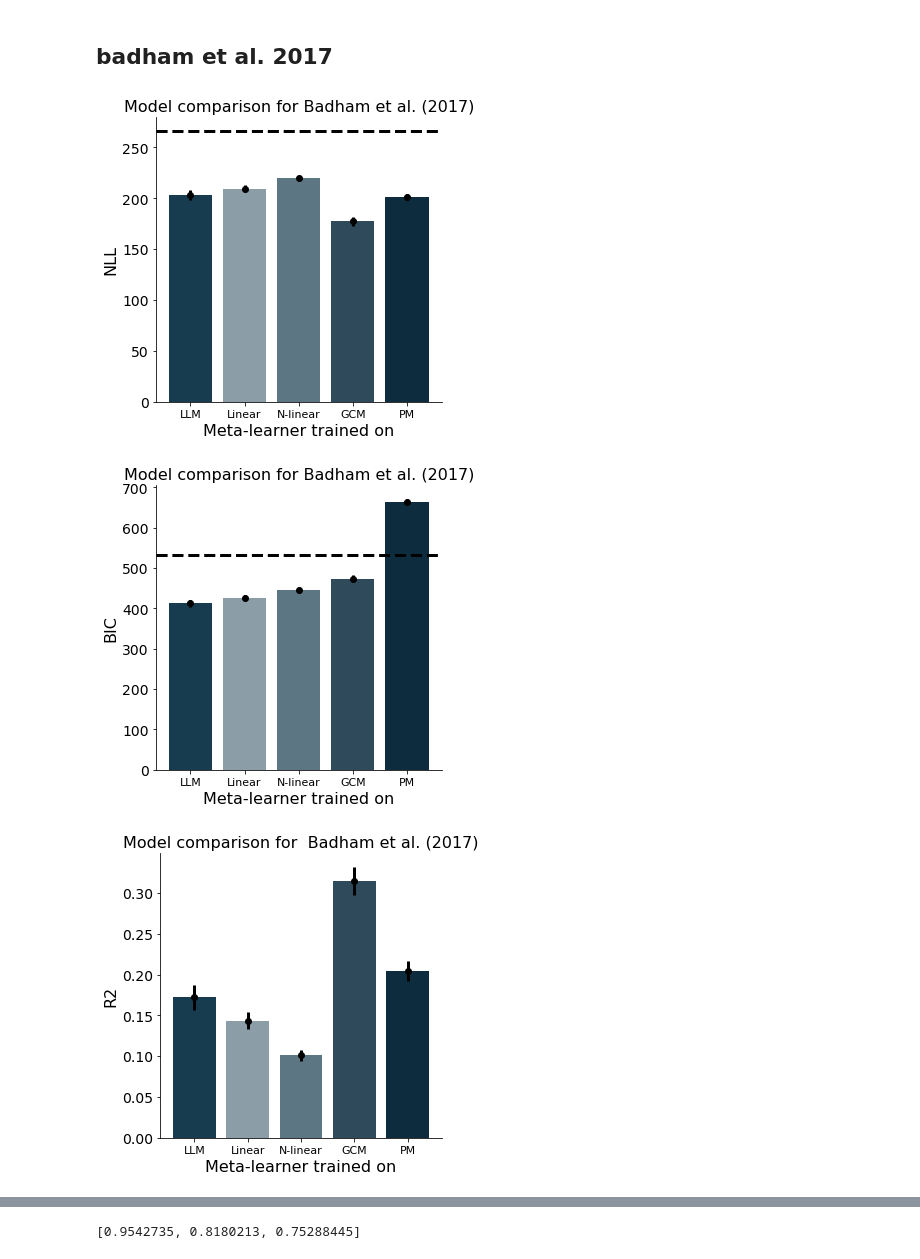
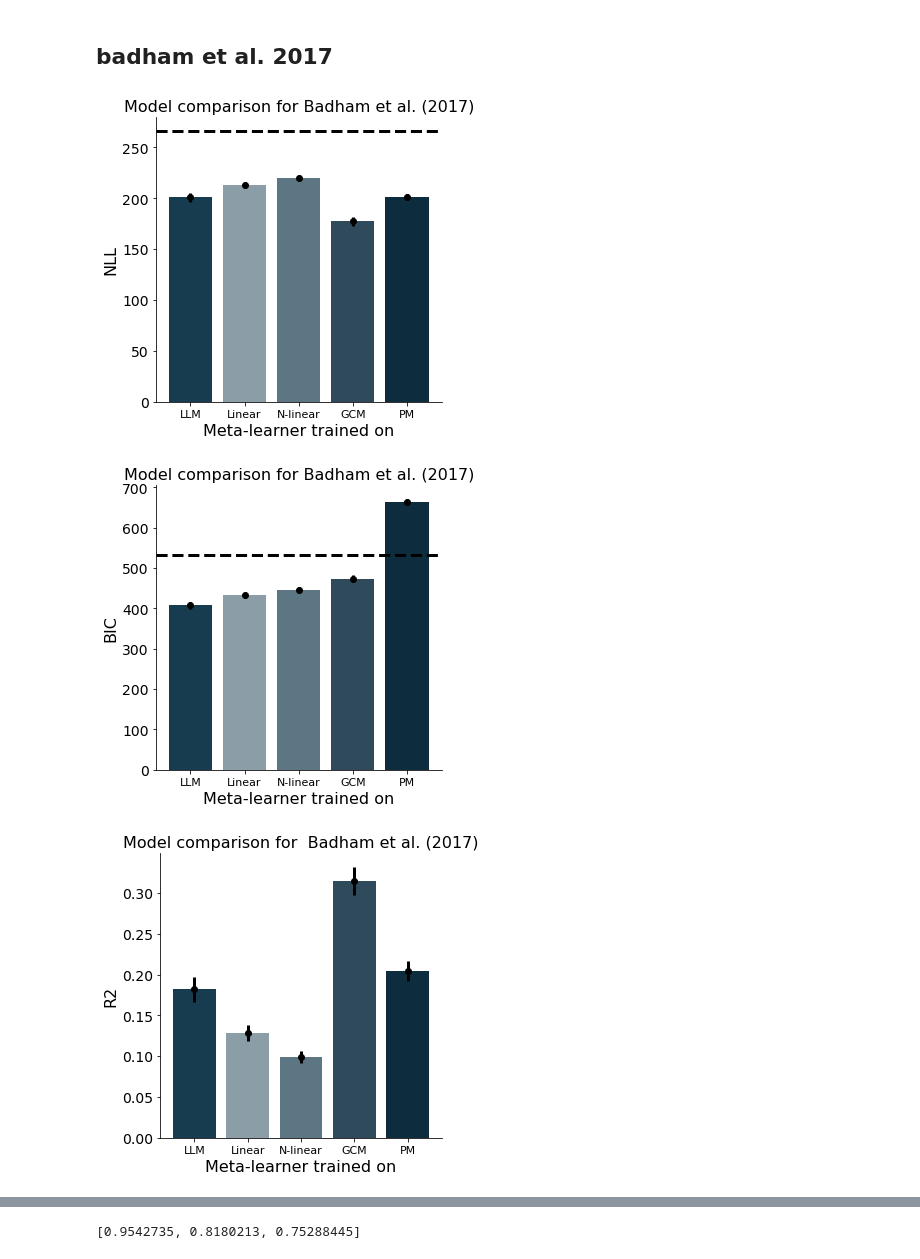
Before and after one commit to akjagadish/vanilla-llama, a Jupyter notebook: categorisation/notebooks/model_comparison.ipynb, the cells around one changed output, grey strips where cells are left out. Saved outputs shown, nothing was run; the diff lists cells and outputs as text; code cells hidden in the pictures.

```diff
--- a/categorisation/notebooks/model_comparison.ipynb
+++ b/categorisation/notebooks/model_comparison.ipynb
@@ -214,9 +324,9 @@ plt.show()
 # %% [markdown]
 ## badham et al. 2017
 # %%
-models = ['badham2017_env=claude_generated_tasks_paramsNA_dim3_data100_tasks11518_pversion4_model=transformer_num_episodes500000_num_hidden=256_lr0.0003_num_layers=6_d_model=64_num_head=8_noise0.0_shuffleTrue_run=0_eps_greedy',\
-            'badham2017_env=dim3synthetic_model=transformer_num_episodes500000_num_hidden=256_lr0.0003_num_layers=6_d_model=64_num_head=8_noise0.0_shuffleTrue_run=0_syntheticnonlinear_eps_greedy',\
-            'badham2017_env=dim3synthetic_model=transformer_num_episodes500000_num_hidden=256_lr0.0003_num_layers=6_d_model=64_num_head=8_noise0.0_shuffleTrue_run=0_synthetic_eps_greedy',\
+models = ['badham2017_env=claude_generated_tasks_paramsNA_dim3_data100_tasks11518_pversion4_model=transformer_num_episodes500000_num_hidden=256_lr0.0003_num_layers=6_d_model=64_num_head=8_noise0.0_shuffleTrue_run=0_soft_sigmoid_differential_evolution',\
+            'badham2017_env=dim3synthetic_model=transformer_num_episodes500000_num_hidden=256_lr0.0003_num_layers=6_d_model=64_num_head=8_noise0.0_shuffleTrue_run=0_syntheticnonlinear_soft_sigmoid_differential_evolution',\
+            'badham2017_env=dim3synthetic_model=transformer_num_episodes500000_num_hidden=256_lr0.0003_num_layers=6_d_model=64_num_head=8_noise0.0_shuffleTrue_run=0_synthetic_soft_sigmoid_differential_evolution',\
             'badham2017_gcm_runs=1_iters=1_blocks=1_loss=nll',\
             'badham2017_pm_runs=1_iters=1_blocks=1_loss=nll',]
 nlls,fitted_betas, r2s = [], [], []
@@ -230,11 +340,15 @@ for model_name in models:
     if 'model=transformer' in model_name:
         betas, pnlls, pr2s = fits['betas'], fits['nlls'], fits['pr2s']
         model_accs.append(fits['accs'].max(0).mean())
-        pr2s = np.array(pr2s)
-        min_nll_index = np.argmin(np.stack(pnlls), 0)
-        pr2s_min_nll = np.stack([pr2s[min_nll_index[idx], idx] for idx in range(pr2s.shape[1])])
-        nlls_min_nlls = np.stack([pnlls[min_nll_index[idx], idx] for idx in range(pnlls.shape[1])])
-        fitted_betas.append(betas[min_nll_index])
+        nlls_min_nlls = np.array(pnlls).squeeze()
+        pr2s_min_nll = np.array(pr2s).squeeze()
+        fitted_betas.append(betas)
+        # model_accs.append(fits['accs'].max(0).mean())
+        # pr2s = np.array(pr2s)
+        # min_nll_index = np.argmin(np.stack(pnlls), 0)
+        # pr2s_min_nll = np.stack([pr2s[min_nll_index[idx], idx] for idx in range(pr2s.shape[1])])
+        # nlls_min_nlls = np.stack([pnlls[min_nll_index[idx], idx] for idx in range(pnlls.shape[1])])
+        # fitted_betas.append(betas[min_nll_index])
         bic = np.array(nlls_min_nlls)*2 + np.log(num_trials)*1
     elif ('gcm' in model_name) or ('pm' in model_name):
         betas, pnlls, pr2s = fits['params'], fits['lls'], fits['r2s']
@@ -284,33 +398,33 @@ ax.bar(bar_positions, np.array(bics).mean(1), color=colors, width=0.4)
 ax.errorbar(bar_positions, np.array(bics).mean(1), yerr=np.array(bics).std(1)/np.sqrt(num_participants-1), c='k', lw=3, fmt="o")
 # add chance level line for 616 trials with binary choices
 ax.axhline(y=-np.log(0.5)*num_trials*2, color='k', linestyle='--', lw=3)
 ax.set_xlabel('Meta-learner trained on', fontsize=FONTSIZE)
 ax.set_ylabel('BIC', fontsize=FONTSIZE)
 ax.set_xticks(bar_positions)  # Set x-tick positions to bar_positions
 ax.set_xticklabels(MODELS, fontsize=FONTSIZE-5)  # Assign category names to x-tick labels
 ax.set_title(f'Model comparison for Badham et al. (2017)', fontsize=FONTSIZE)
 # plt.xticks(fontsize=FONTSIZE-2)
 plt.yticks(fontsize=FONTSIZE-2)
 sns.despine()
 f.tight_layout()
 plt.show()
 
 num_participants = len(nlls[0])
 # compare mean r2s across models in a bar plot
 f, ax = plt.subplots(1, 1, figsize=(5,5))
 bar_positions = np.arange(len(r2s))*0.5
 ax.bar(bar_positions, np.array(r2s).mean(1), color=colors, width=0.4)
 ax.errorbar(bar_positions, np.array(r2s).mean(1), yerr=np.array(r2s).std(1)/np.sqrt(num_participants-1), c='k', lw=3, fmt="o")
 ax.set_xlabel('Meta-learner trained on', fontsize=FONTSIZE)
 ax.set_ylabel('R2', fontsize=FONTSIZE)
 ax.set_xticks(bar_positions)  # Set x-tick positions to bar_positions
 ax.set_xticklabels(MODELS, fontsize=FONTSIZE-5)  # Assign category names to x-tick labels
 ax.set_title(f'Model comparison for  Badham et al. (2017)', fontsize=FONTSIZE)
 plt.yticks(fontsize=FONTSIZE-2)
 sns.despine()
 f.tight_layout()
 plt.show()
 # %% [output]
-[figure, old version]
+[figure, new version]
-[figure, old version]
+[figure, new version]
-[figure, old version]
+[figure, new version]
```
Also changed, not shown: parts of 7 cells of this notebook.
